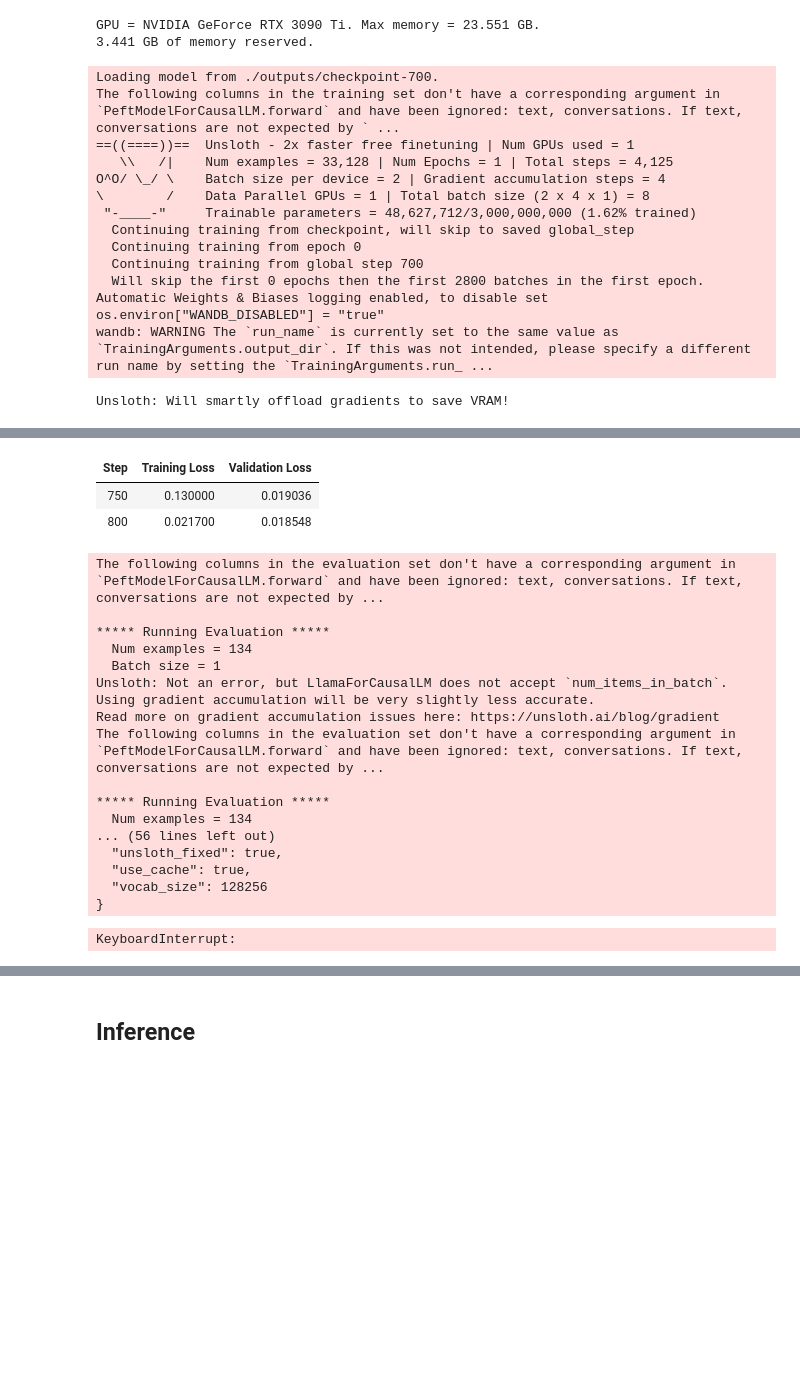
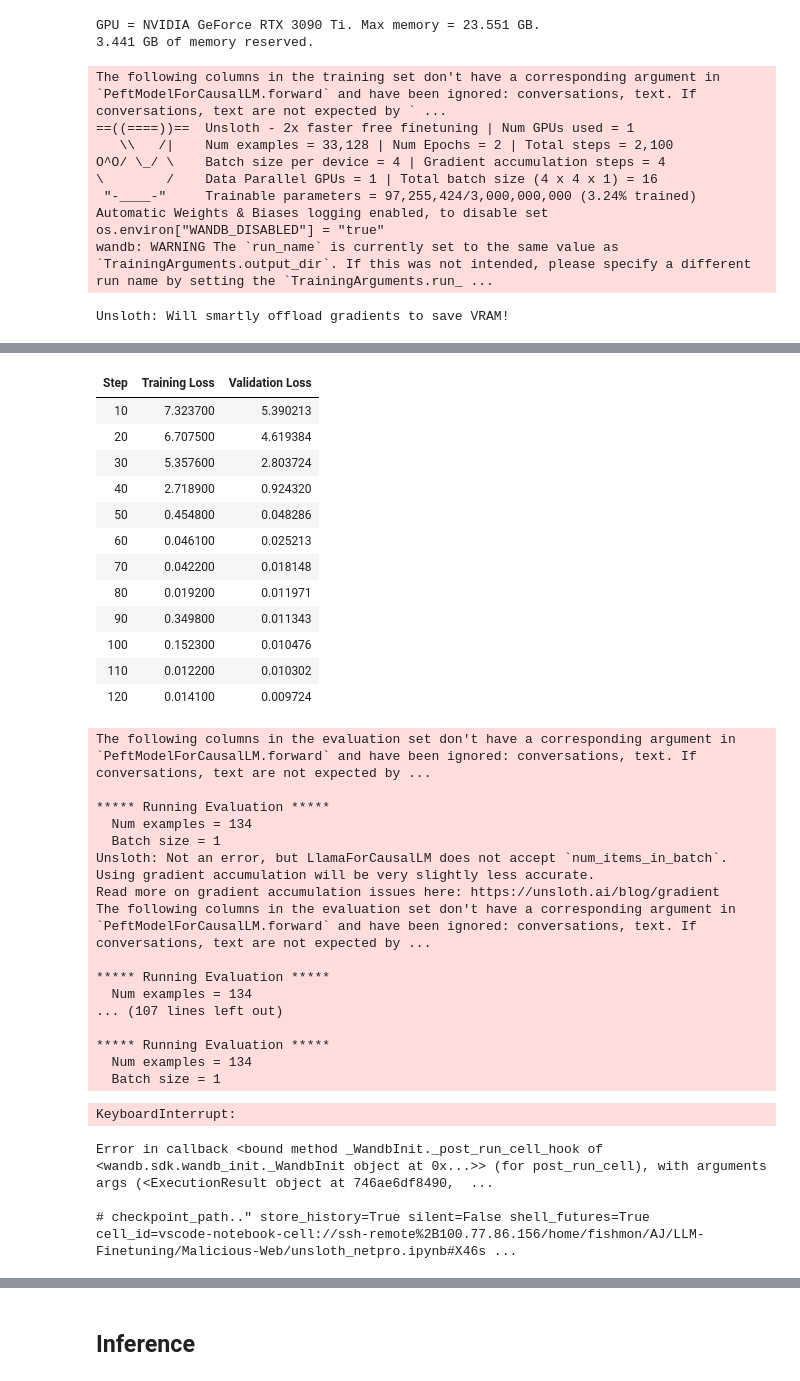
Before and after one commit to Jordinia/LLM-Finetuning, a Jupyter notebook: Malicious-Web/unsloth_netpro.ipynb, the cells around one changed output, grey strips where cells are left out. Saved outputs shown, nothing was run; the diff lists cells and outputs as text; code cells hidden in the pictures; blank space fills up the shorter version.

```diff
--- a/Malicious-Web/unsloth_netpro.ipynb
+++ b/Malicious-Web/unsloth_netpro.ipynb
@@ -357,2 +331,2 @@ def train_on_responses_only_custom(trainer):
 # %%
-trainer = train_on_responses_only_custom(trainer)
+# trainer = train_on_responses_only_custom(trainer)
@@ -456,25 +394,20 @@ print(f"{start_gpu_memory} GB of memory reserved.")
 GPU = NVIDIA GeForce RTX 3090 Ti. Max memory = 23.551 GB.
 3.441 GB of memory reserved.
 # %%
-# trainer_stats = trainer.train()
+trainer_stats = trainer.train()
 
-checkpoint_path = "./outputs/checkpoint-700"
-if os.path.exists(checkpoint_path):
-    trainer.train(resume_from_checkpoint=checkpoint_path)
-else:
-    print(f"Warning: Checkpoint {checkpoint_path} not found. Starting from scratch.")
+# checkpoint_path = "./outputs/checkpoint-700"
+# if os.path.exists(checkpoint_path):
+#     trainer.train(resume_from_checkpoint=checkpoint_path)
+# else:
+#     print(f"Warning: Checkpoint {checkpoint_path} not found. Starting from scratch.")
 # %% [output]
-Loading model from ./outputs/checkpoint-700.
-The following columns in the training set don't have a corresponding argument in `PeftModelForCausalLM.forward` and have been ignored: text, conversations. If text, conversations are not expected by ` ...
+The following columns in the training set don't have a corresponding argument in `PeftModelForCausalLM.forward` and have been ignored: conversations, text. If conversations, text are not expected by ` ...
 ==((====))==  Unsloth - 2x faster free finetuning | Num GPUs used = 1
-   \\   /|    Num examples = 33,128 | Num Epochs = 1 | Total steps = 4,125
-O^O/ \_/ \    Batch size per device = 2 | Gradient accumulation steps = 4
-\        /    Data Parallel GPUs = 1 | Total batch size (2 x 4 x 1) = 8
- "-____-"     Trainable parameters = 48,627,712/3,000,000,000 (1.62% trained)
-  Continuing training from checkpoint, will skip to saved global_step
-  Continuing training from epoch 0
-  Continuing training from global step 700
-  Will skip the first 0 epochs then the first 2800 batches in the first epoch.
+   \\   /|    Num examples = 33,128 | Num Epochs = 2 | Total steps = 2,100
+O^O/ \_/ \    Batch size per device = 4 | Gradient accumulation steps = 4
+\        /    Data Parallel GPUs = 1 | Total batch size (4 x 4 x 1) = 16
+ "-____-"     Trainable parameters = 97,255,424/3,000,000,000 (3.24% trained)
 Automatic Weights & Biases logging enabled, to disable set os.environ["WANDB_DISABLED"] = "true"
 wandb: WARNING The `run_name` is currently set to the same value as `TrainingArguments.output_dir`. If this was not intended, please specify a different run name by setting the `TrainingArguments.run_ ...
 Unsloth: Will smartly offload gradients to save VRAM!
@@ -482,7 +415,17 @@ Unsloth: Will smartly offload gradients to save VRAM!
 | Step | Training Loss | Validation Loss |
-| 750 | 0.130000 | 0.019036 |
-| 800 | 0.021700 | 0.018548 |
+| 10 | 7.323700 | 5.390213 |
+| 20 | 6.707500 | 4.619384 |
+| 30 | 5.357600 | 2.803724 |
+| 40 | 2.718900 | 0.924320 |
+| 50 | 0.454800 | 0.048286 |
+| 60 | 0.046100 | 0.025213 |
+| 70 | 0.042200 | 0.018148 |
+| 80 | 0.019200 | 0.011971 |
+| 90 | 0.349800 | 0.011343 |
+| 100 | 0.152300 | 0.010476 |
+| 110 | 0.012200 | 0.010302 |
+| 120 | 0.014100 | 0.009724 |
-The following columns in the evaluation set don't have a corresponding argument in `PeftModelForCausalLM.forward` and have been ignored: text, conversations. If text, conversations are not expected by ...
+The following columns in the evaluation set don't have a corresponding argument in `PeftModelForCausalLM.forward` and have been ignored: conversations, text. If conversations, text are not expected by ...
 
 ***** Running Evaluation *****
   Num examples = 134
@@ -490,13 +433,16 @@ The following columns in the evaluation set don't have a corresponding argument
 Unsloth: Not an error, but LlamaForCausalLM does not accept `num_items_in_batch`.
 Using gradient accumulation will be very slightly less accurate.
 Read more on gradient accumulation issues here: https://unsloth.ai/blog/gradient
-The following columns in the evaluation set don't have a corresponding argument in `PeftModelForCausalLM.forward` and have been ignored: text, conversations. If text, conversations are not expected by ...
+The following columns in the evaluation set don't have a corresponding argument in `PeftModelForCausalLM.forward` and have been ignored: conversations, text. If conversations, text are not expected by ...
 
 ***** Running Evaluation *****
   Num examples = 134
-... (56 lines left out)
-  "unsloth_fixed": true,
-  "use_cache": true,
-  "vocab_size": 128256
-}
+... (107 lines left out)
+
+***** Running Evaluation *****
+  Num examples = 134
+  Batch size = 1
 KeyboardInterrupt:
+Error in callback <bound method _WandbInit._post_run_cell_hook of <wandb.sdk.wandb_init._WandbInit object at 0x...>> (for post_run_cell), with arguments args (<ExecutionResult object at 746ae6df8490,  ...
+
+# checkpoint_path.." store_history=True silent=False shell_futures=True cell_id=vscode-notebook-cell://ssh-remote%2B100.77.86.156/home/fishmon/AJ/LLM-Finetuning/Malicious-Web/unsloth_netpro.ipynb#X46s ...
```
Also changed, not shown: parts of 30 cells of this notebook, 1 other file.
